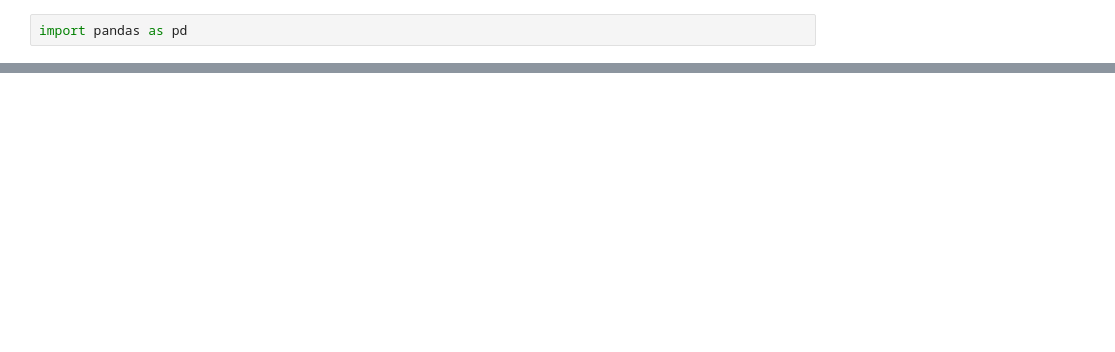
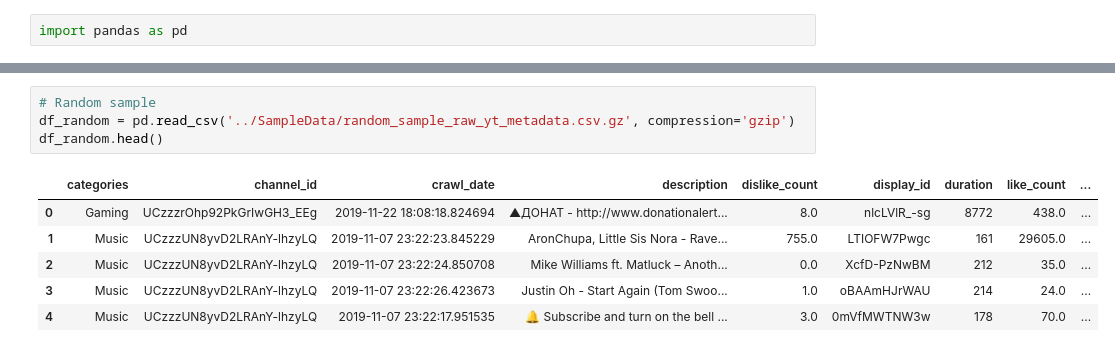
Before and after one commit to engindenizdogu/viralscope, a Jupyter notebook: Preprocessing/data_exploration.ipynb, the cells around one changed output, grey strips where cells are left out. Cells and saved outputs as stored; diff of their text form; blank space fills up the shorter version.

```diff
--- a/Preprocessing/data_exploration.ipynb
+++ b/Preprocessing/data_exploration.ipynb
@@ -13,0 +3,11 @@ df.head()
+# %%
+# Random sample
+df_random = pd.read_csv('../SampleData/random_sample_raw_yt_metadata.csv.gz', compression='gzip')
+df_random.head()
+# %% [output]
+|  | categories | channel_id | crawl_date | description | dislike_count | display_id | duration | like_count | ... |
+| 0 | Gaming | UCzzzrOhp92PkGrIwGH3_EEg | 2019-11-22 18:08:18.824694 | ▲ДОНАТ - http://www.donationalert... | 8.0 | nlcLVlR_-sg | 8772 | 438.0 | ... |
+| 1 | Music | UCzzzUN8yvD2LRAnY-lhzyLQ | 2019-11-07 23:22:23.845229 | AronChupa, Little Sis Nora - Rave... | 755.0 | LTIOFW7Pwgc | 161 | 29605.0 | ... |
+| 2 | Music | UCzzzUN8yvD2LRAnY-lhzyLQ | 2019-11-07 23:22:24.850708 | Mike Williams ft. Matluck – Anoth... | 0.0 | XcfD-PzNwBM | 212 | 35.0 | ... |
+| 3 | Music | UCzzzUN8yvD2LRAnY-lhzyLQ | 2019-11-07 23:22:26.423673 | Justin Oh - Start Again (Tom Swoo... | 1.0 | oBAAmHJrWAU | 214 | 24.0 | ... |
+| 4 | Music | UCzzzUN8yvD2LRAnY-lhzyLQ | 2019-11-07 23:22:17.951535 | 🔔 Subscribe and turn on the bell ... | 3.0 | 0mVfMWTNW3w | 178 | 70.0 | ... |
```
Also changed, not shown: parts of 4 cells of this notebook, 2 other files.
